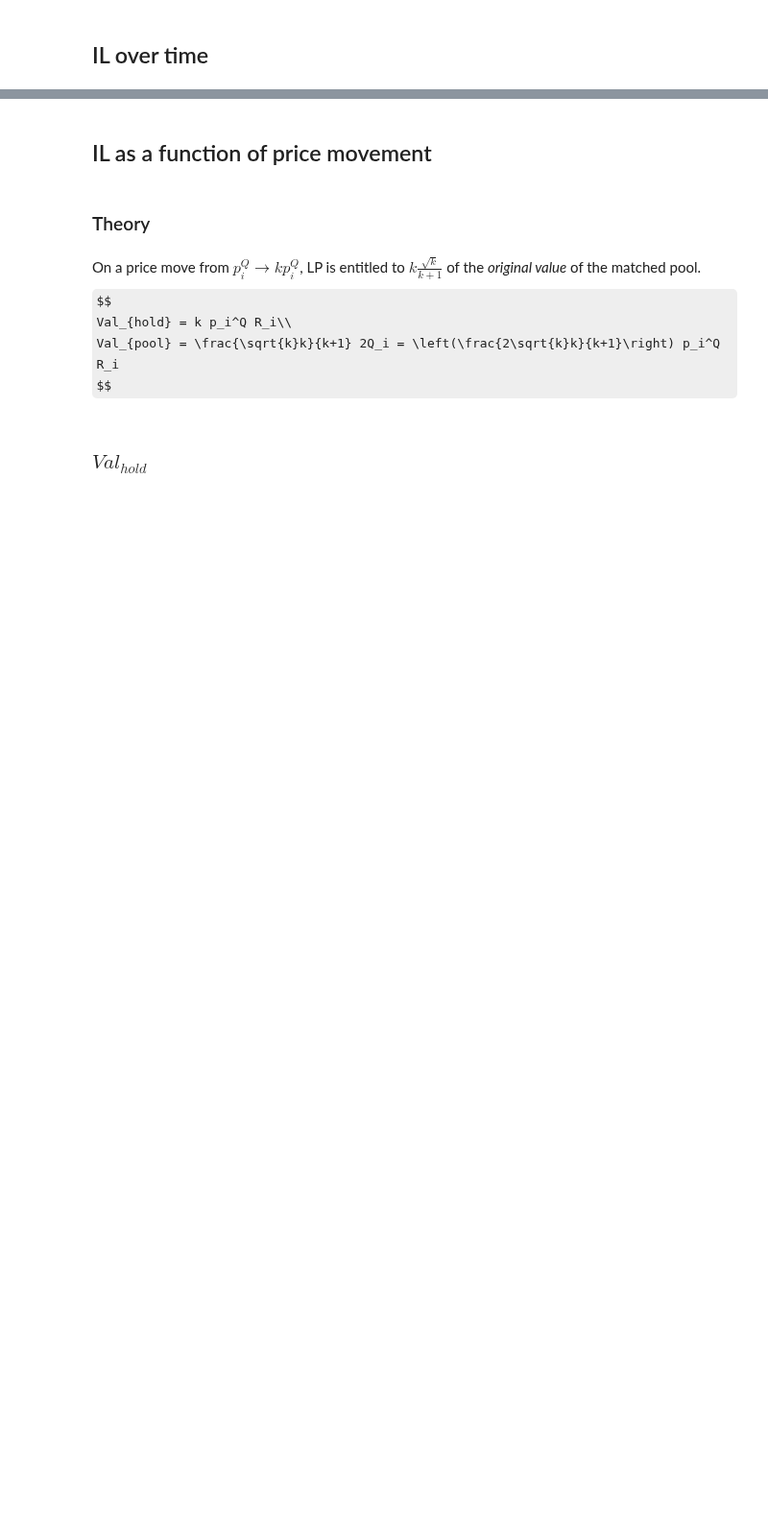
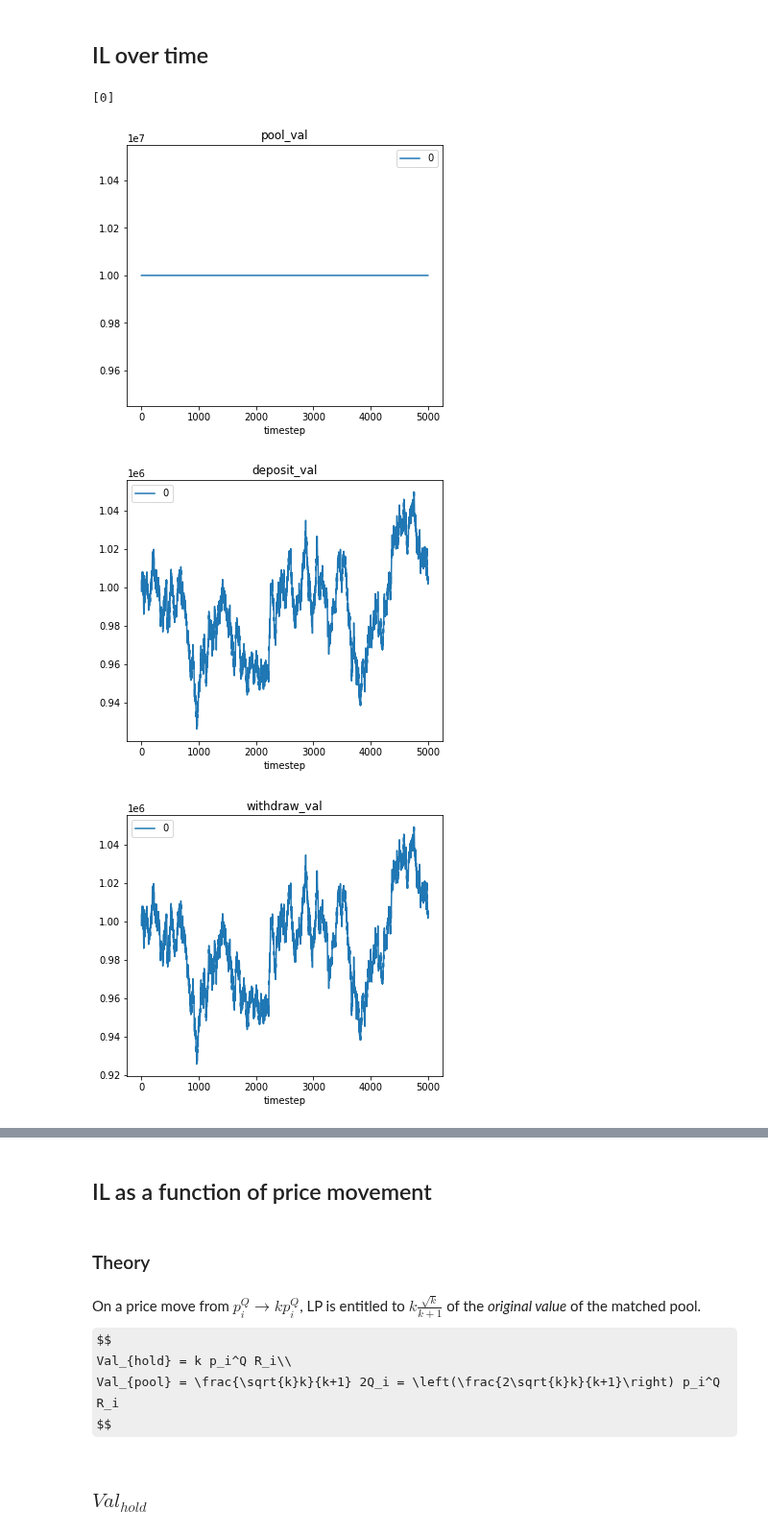
Before and after one commit to galacticcouncil/HydraDX-simulations, a Jupyter notebook: hydradx/TestIL.ipynb, the cells around one changed output, grey strips where cells are left out. Shown at 96% size. Drawn from its saved outputs; the diff is of its cells as text; code cells hidden in the pictures; some formulas as TeX source; blank space fills up the shorter version.

```diff
--- a/hydradx/TestIL.ipynb
+++ b/hydradx/TestIL.ipynb
@@ -203,0 +168,5 @@ LP1_merged_df[['timestep', 'agent_label', 'q','Q-0','B-0','s-0','S-0','r-0','R-0
+# %%
+# add IL column to agent DF, where val_hold is calculated using initial holdings from agent_d
+merged_df['IL'] = merged_df.apply(lambda x: x['withdraw_val']/x['deposit_val'] - 1, axis=1)
+
+merged_df[['timestep', 'agent_id', 'q','Q-R1', 's-R1','S-R1','r-R1','R-R1','pool_val', 'deposit_val','IL','withdraw_val', 'p-R1']].tail()
@@ -204,6 +180,11 @@ LP1_merged_df[['timestep', 'agent_label', 'q','Q-0','B-0','s-0','S-0','r-0','R-0
 # %% [markdown]
 ## IL over time
 # %%
-var_list = ['pool_val', 'val_pool', 'val_hold', 'IL']
-LP1_merged_df = merged_df[merged_df['agent_label'] == 'LP1']
+var_list = ['pool_val', 'deposit_val', 'withdraw_val', 'IL']
+LP1_merged_df = merged_df[merged_df['agent_id'] == 'LP1']
 pu.plot_vars(LP1_merged_df, var_list)
+# %% [output]
+[0]
+[figure, added]
+[figure, added]
+[figure, added]
```
Also changed, not shown: parts of 16 cells of this notebook.
